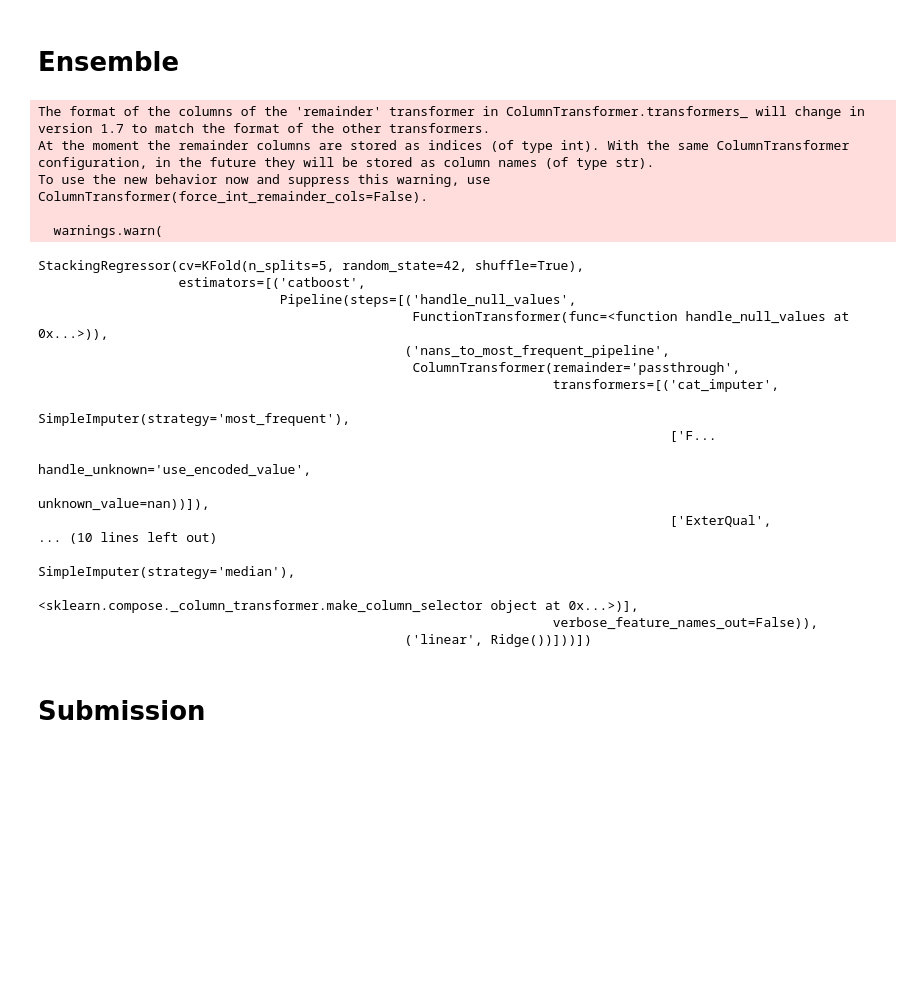
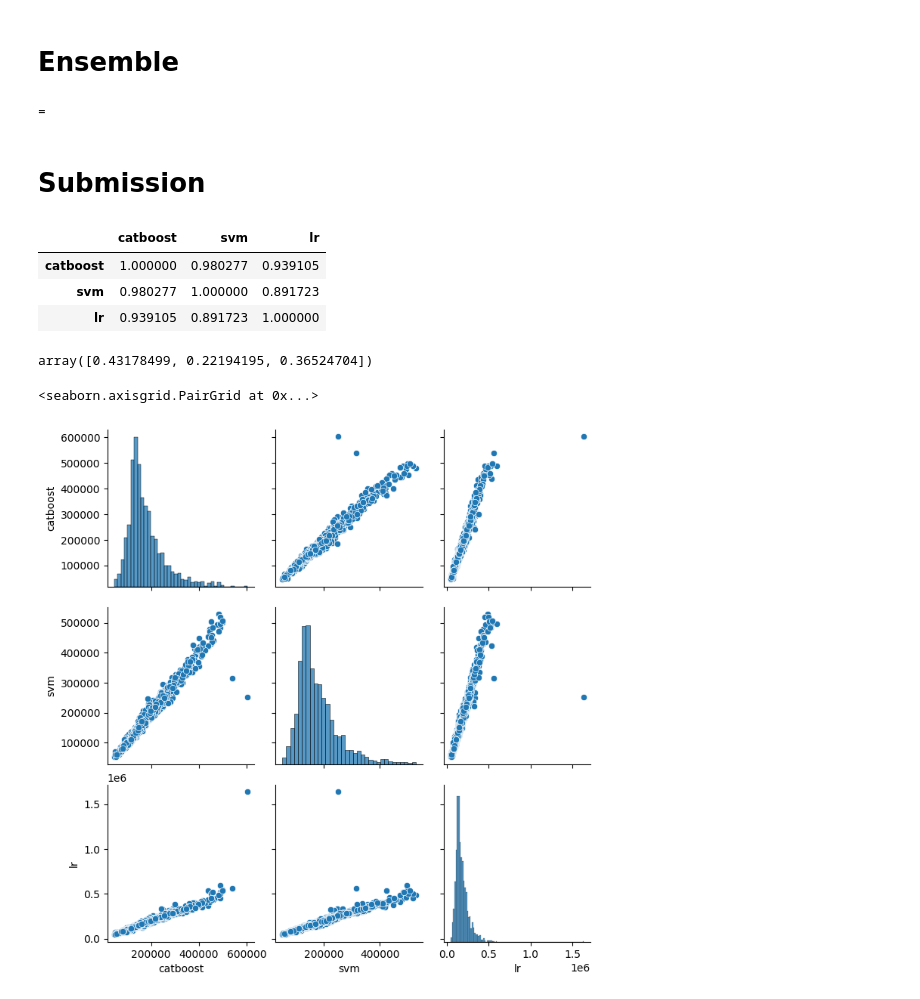
Before and after one commit to SerLoP02/Kaggle-Ames-Housing-Price-Prediction, a Jupyter notebook: 3 ensemble.ipynb, the cells around one changed output. Saved outputs shown, nothing was run; the diff lists cells and outputs as text; code cells hidden in the pictures; blank space fills up the shorter version.

```diff
--- a/3 ensemble.ipynb
+++ b/3 ensemble.ipynb
@@ -564,7 +382,7 @@ def feature_engineering(X: pd.DataFrame) -> pd.DataFrame:
 
     drop_vars = ["YearBuilt", "YrSold", "MiscVal", "Utilities", "PoolQC", "PoolArea", "Exterior2nd", "HouseStyle",
                  "GarageArea", "Fence", "BsmtUnfSF", "BsmtFinType2", "GarageYrBlt", "GarageQual", "Condition2",
-                "RoofMatl", "YrSold", "LandSlope", "HouseStyle"]
+                "RoofMatl", "YrSold", "LandSlope", "HouseStyle", "YearRemodAdd"]
 
     return x.drop(columns=drop_vars)
 
@@ -625,7 +443,7 @@ pipe_lr = Pipeline(steps=[
     ("lotfrontage_nulls", LotFrontageImputer()),
     ("feature_engineering", FunctionTransformer(feature_engineering)),
     ("preprocessing", preprocessing),
-    ("linear", Ridge())
+    ("linear", LinearRegression())
     ])
 # %%
 kf = KFold(n_splits=5, shuffle=True, random_state=42)
@@ -701,41 +638,21 @@ from sklearn.ensemble import StackingRegressor, RandomForestRegressor
 from sklearn.compose import TransformedTargetRegressor
 
 estimators = [
-    ('catboost', pipe_catboost),
-    ('xgb', pipe_xgb),
-    ('lr', pipe_lr)
+    ("catboost", pipe_catboost),
+    ("svm", pipe_svm),
+    ("lr", pipe_lr)
 ]
 
 stck = StackingRegressor(
     estimators = estimators,
-    final_estimator = None,
+    final_estimator = LinearRegression(),
     cv = kf
 )
 
 stck.fit(X, np.log(y))
+print("=")
 # %% [output]
-The format of the columns of the 'remainder' transformer in ColumnTransformer.transformers_ will change in version 1.7 to match the format of the other transformers.
-At the moment the remainder columns are stored as indices (of type int). With the same ColumnTransformer configuration, in the future they will be stored as column names (of type str).
-To use the new behavior now and suppress this warning, use ColumnTransformer(force_int_remainder_cols=False).
-
-  warnings.warn(
+=
-StackingRegressor(cv=KFold(n_splits=5, random_state=42, shuffle=True),
-                  estimators=[('catboost',
-                               Pipeline(steps=[('handle_null_values',
-                                                FunctionTransformer(func=<function handle_null_values at 0x...>)),
-                                               ('nans_to_most_frequent_pipeline',
-                                                ColumnTransformer(remainder='passthrough',
-                                                                  transformers=[('cat_imputer',
-                                                                                 SimpleImputer(strategy='most_frequent'),
-                                                                                 ['F...
-                                                                                                                 handle_unknown='use_encoded_value',
-                                                                                                                 unknown_value=nan))]),
-                                                                                 ['ExterQual',
-... (10 lines left out)
-                                                                                 SimpleImputer(strategy='median'),
-                                                                                 <sklearn.compose._column_transformer.make_column_selector object at 0x...>)],
-                                                                  verbose_feature_names_out=False)),
-                                               ('linear', Ridge())]))])
 # %% [markdown]
 # Submission
 # %%
@@ -744,3 +661,40 @@ pred = {"SalePrice": np.exp(stck.predict(test))}
 submission = pd.DataFrame(pred["SalePrice"], index=test.index)
 submission.columns = ["SalePrice"]
 submission.to_csv("submission.csv", index=True)
+# %%
+yy = np.log(y)
+
+pipe_catboost.fit(X, yy)
+catboost_pred = pipe_catboost.predict(test)
+
+pipe_lr.fit(X, yy)
+lr_pred = pipe_lr.predict(test)
+
+pipe_svm.fit(X, yy)
+svm_pred = pipe_svm.predict(test)
+
+stck_pred = stck.predict(test)
+
+dicc = {
+    "catboost": np.exp(catboost_pred),
+    "svm": np.exp(svm_pred),
+    "lr": np.exp(lr_pred)
+}
+
+preds_df = pd.DataFrame(dicc, index=test.index)
+# %%
+preds_df.corr()
+# %% [output]
+|  | catboost | svm | lr |
+| catboost | 1.000000 | 0.980277 | 0.939105 |
+| svm | 0.980277 | 1.000000 | 0.891723 |
+| lr | 0.939105 | 0.891723 | 1.000000 |
+# %%
+stck.final_estimator_.coef_
+# %% [output]
+array([0.43178499, 0.22194195, 0.36524704])
+# %%
+sns.pairplot(preds_df)
+# %% [output]
+<seaborn.axisgrid.PairGrid at 0x...>
+[figure, added]
```
Also changed, not shown: parts of 10 cells of this notebook.
